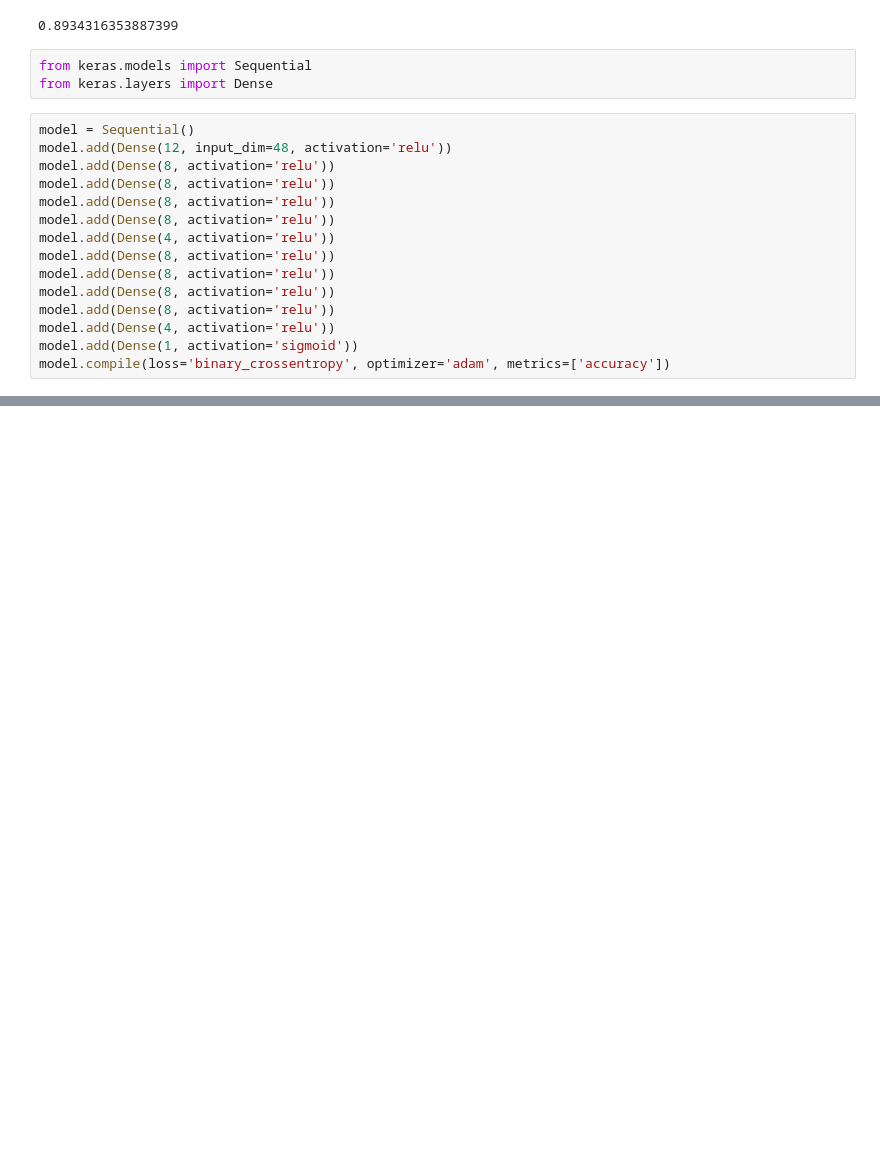
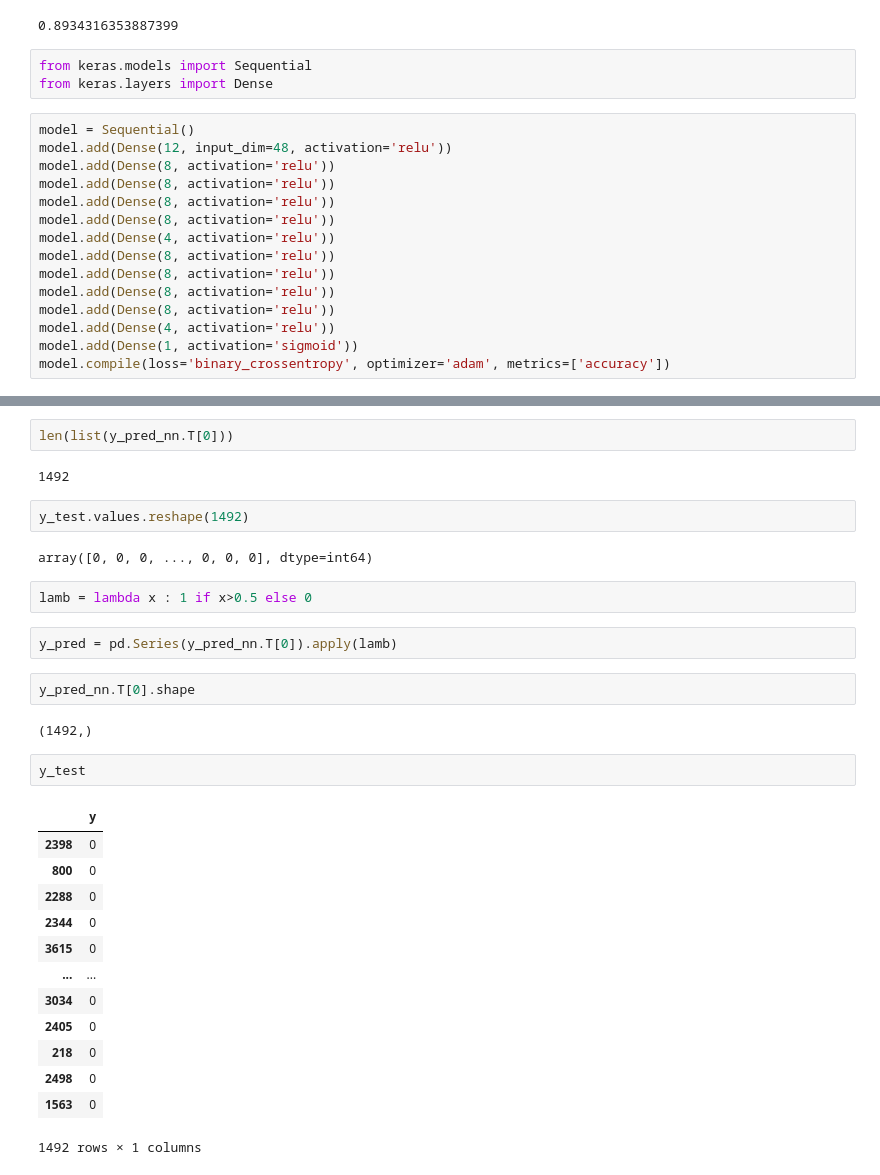
Before and after one commit to aylinaydincs/CS454_Project, a Jupyter notebook: Bank Data Playground.ipynb, the cells around one changed output, grey strips where cells are left out. Cells and saved outputs as stored; diff of their text form; blank space fills up the shorter version.

```diff
--- a/Bank Data Playground.ipynb
+++ b/Bank Data Playground.ipynb
@@ -218,0 +226,32 @@ _
+# %%
+len(list(y_pred_nn.T[0]))
+# %% [output]
+1492
+# %%
+y_test.values.reshape(1492)
+# %% [output]
+array([0, 0, 0, ..., 0, 0, 0], dtype=int64)
+# %%
+lamb = lambda x : 1 if x>0.5 else 0
+# %%
+y_pred = pd.Series(y_pred_nn.T[0]).apply(lamb)
+# %%
+y_pred_nn.T[0].shape
+# %% [output]
+(1492,)
+# %%
+y_test
+# %% [output]
+|  | y |
+| 2398 | 0 |
+| 800 | 0 |
+| 2288 | 0 |
+| 2344 | 0 |
+| 3615 | 0 |
+| ... | ... |
+| 3034 | 0 |
+| 2405 | 0 |
+| 218 | 0 |
+| 2498 | 0 |
+| 1563 | 0 |
+1492 rows × 1 columns
```
Also changed, not shown: parts of 6 cells of this notebook, 3 other files.
